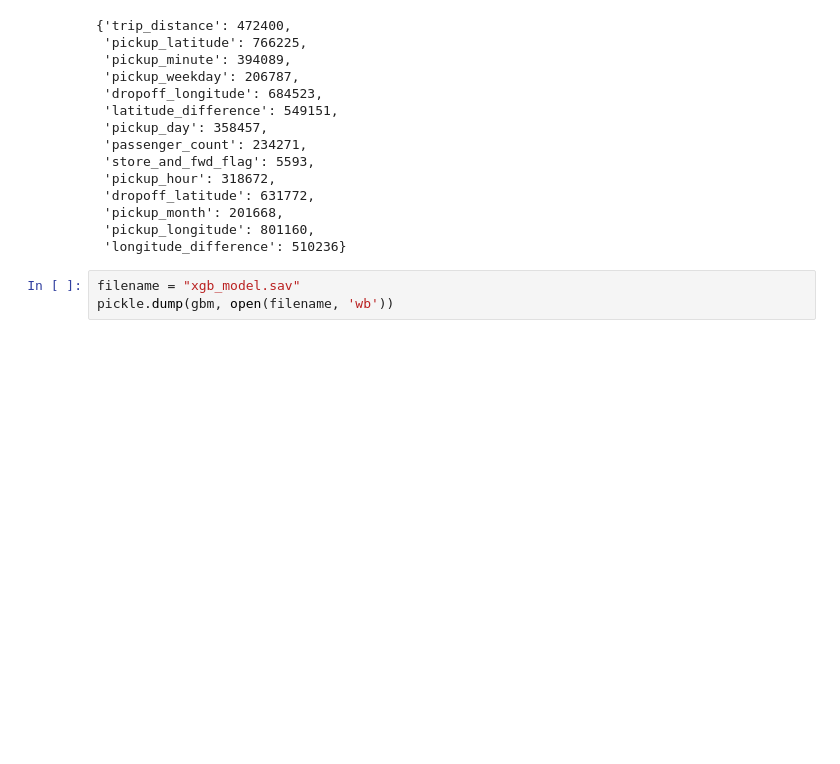
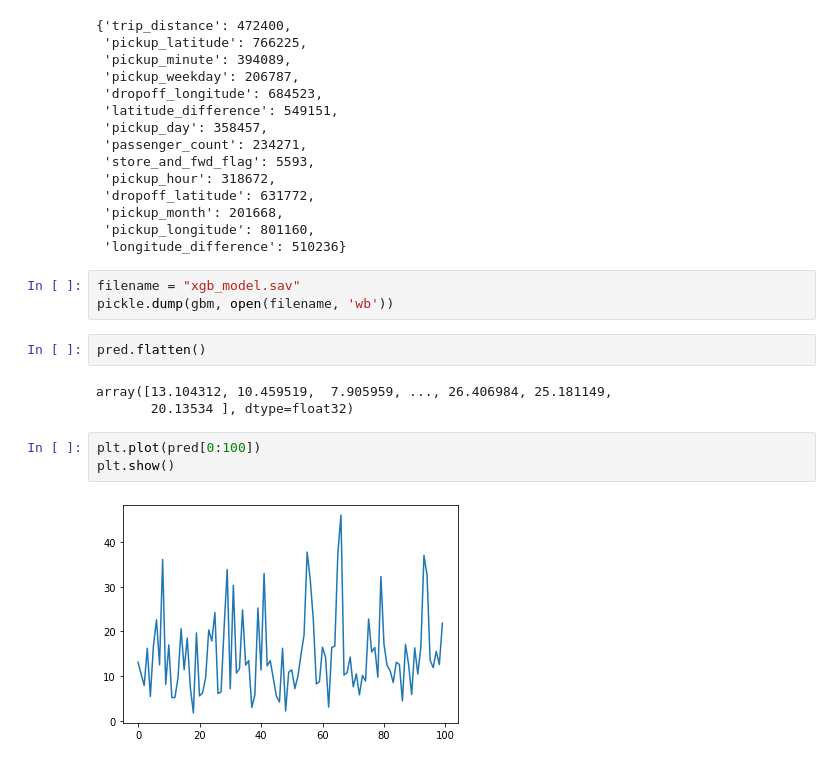
Before and after one commit to moonrabbit29/Travel-time-optimizer, a Jupyter notebook: Training Data.ipynb, the cells around one changed output. Saved outputs shown, nothing was run; the diff lists cells and outputs as text; blank space fills up the shorter version.

```diff
--- a/Training Data.ipynb
+++ b/Training Data.ipynb
@@ -394,3 +388,13 @@ feature_scores
 # %%
 filename = "xgb_model.sav"
 pickle.dump(gbm, open(filename, 'wb'))
+# %%
+pred.flatten()
+# %% [output]
+array([13.104312, 10.459519,  7.905959, ..., 26.406984, 25.181149,
+       20.13534 ], dtype=float32)
+# %%
+plt.plot(pred[0:100])
+plt.show()
+# %% [output]
+[figure, added]
```
Also changed, not shown: parts of 18 cells of this notebook.
